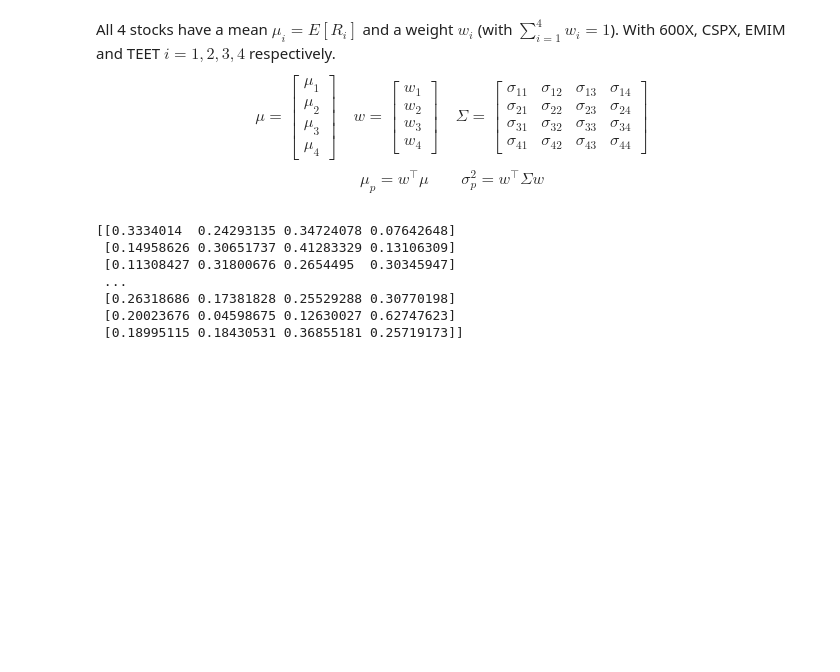
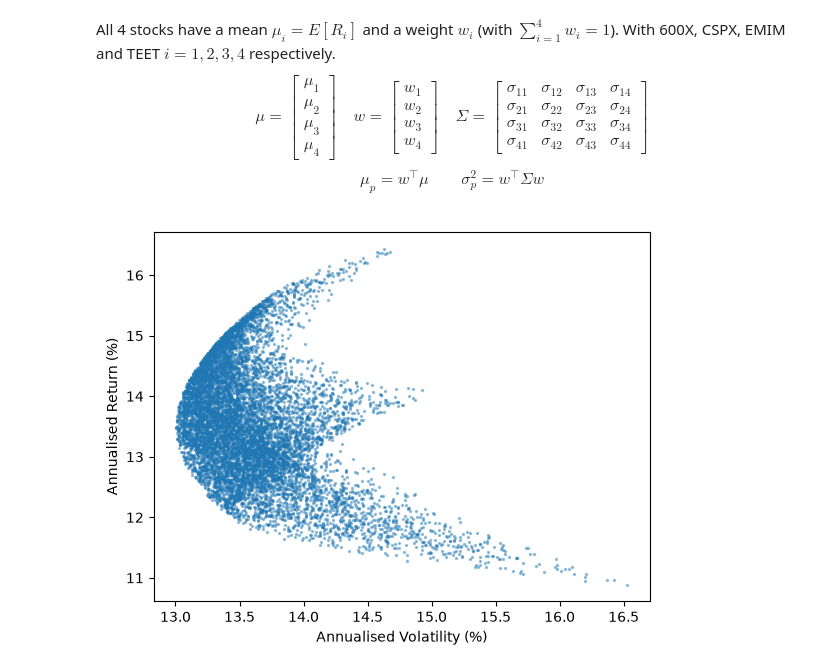
Before and after one commit to ThijsvdLeemkolk/quant-finance, a Jupyter notebook: notebooks/00_efficient_frontier.ipynb, the cells around one changed output. Saved outputs shown, nothing was run; the diff lists cells and outputs as text; code cells hidden in the pictures; blank space fills up the shorter version.

Commit message:
Add formulas and plot for portfolio's

```diff
--- a/notebooks/00_efficient_frontier.ipynb
+++ b/notebooks/00_efficient_frontier.ipynb
@@ -41,14 +41,15 @@ All 4 stocks have a mean $\mu_i = E[R_i]$ and a weight $w_i$ (with $\sum_{i=1}^{
 $$ \mu = \begin{bmatrix} \mu_1 \\ \mu_2 \\ \mu_3 \\ \mu_4 \end{bmatrix} \quad w = \begin{bmatrix} w_1 \\ w_2 \\ w_3 \\ w_4 \end{bmatrix} \quad \Sigma = \begin{bmatrix} \sigma_{11} & \sigma_{12} & \sigma_{13} & \sigma_{14} \\ \sigma_{21} & \sigma_{22} & \sigma_{23} & \sigma_{24} \\ \sigma_{31} & \sigma_{32} & \sigma_{33} & \sigma_{34} \\ \sigma_{41} & \sigma_{42} & \sigma_{43} & \sigma_{44} \end{bmatrix} $$
 $$ \mu_p = w^\top \mu \qquad  \sigma_p^2 = w^\top \Sigma w$$
 # %%
-np.random.seed(24)
-raw_random_weights = np.random.random((5000, 4)) # Generating 5000 random portfolios with 4 assets
-random_weights = raw_random_weights / raw_random_weights.sum(axis = 1, keepdims = True) # Ensuring that the weights sum to 1 for each portfolio
+random_weights = np.random.dirichlet(np.ones(4), size=10000).T # Dirichlet distribution to ensure weights sum to 1, while being random.
+
+portfolio_returns = random_weights.T @ mean_returns
+portfolio_variance = np.diag(random_weights.T @ cov_matrix @ random_weights) # Since the variance is the diagonal.
+portfolio_volatility = np.sqrt(portfolio_variance)
+
+plt.scatter(portfolio_volatility * 100, portfolio_returns * 100, s=2, alpha=0.4)
+plt.xlabel('Annualised Volatility (%)')
+plt.ylabel('Annualised Return (%)')
+plt.show()
 # %% [output]
-[[0.3334014  0.24293135 0.34724078 0.07642648]
- [0.14958626 0.30651737 0.41283329 0.13106309]
- [0.11308427 0.31800676 0.2654495  0.30345947]
- ...
- [0.26318686 0.17381828 0.25529288 0.30770198]
- [0.20023676 0.04598675 0.12630027 0.62747623]
- [0.18995115 0.18430531 0.36855181 0.25719173]]
+[figure, added]
```
